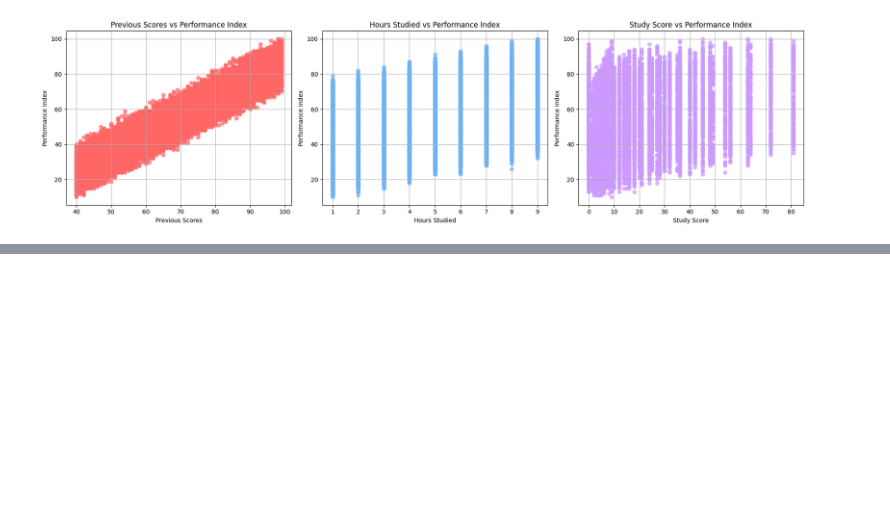
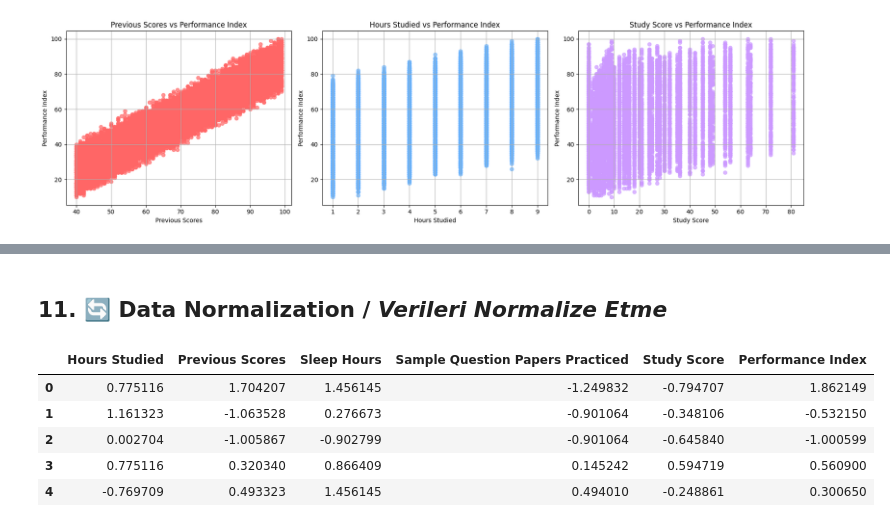
Before and after one commit to GorkemCin/Machine_Learning, a Jupyter notebook: Machine_Learning/supervised_ml/Multiple Linear Regression.ipynb, the cells around one changed output, grey strips where cells are left out. Saved outputs shown, nothing was run; the diff lists cells and outputs as text; code cells hidden in the pictures; blank space fills up the shorter version.

```diff
--- a/Machine_Learning/supervised_ml/Multiple Linear Regression.ipynb
+++ b/Machine_Learning/supervised_ml/Multiple Linear Regression.ipynb
@@ -340,0 +380,28 @@ plt.show()
+# %% [markdown]
+## 11. 🔄 **Data Normalization** / _Verileri Normalize Etme_
+# %%
+from sklearn.preprocessing import StandardScaler
+
+# Açıklayıcı (bağımsız) değişkenler
+X = student_df.drop(columns='Performance Index')
+
+# Hedef (bağımlı) değişken
+y = student_df[['Performance Index']]
+
+# StandardScaler uygulama
+scaler = StandardScaler()
+X_scaled = scaler.fit_transform(X)
+y_scaled = scaler.fit_transform(y)
+
+# Yeni dataframe oluşturma
+scaled_df = pd.DataFrame(X_scaled, columns=X.columns)
+scaled_df['Performance Index'] = y_scaled
+
+scaled_df.head()
+# %% [output]
+|  | Hours Studied | Previous Scores | Sleep Hours | Sample Question Papers Practiced | Study Score | Performance Index |
+| 0 | 0.775116 | 1.704207 | 1.456145 | -1.249832 | -0.794707 | 1.862149 |
+| 1 | 1.161323 | -1.063528 | 0.276673 | -0.901064 | -0.348106 | -0.532150 |
+| 2 | 0.002704 | -1.005867 | -0.902799 | -0.901064 | -0.645840 | -1.000599 |
+| 3 | 0.775116 | 0.320340 | 0.866409 | 0.145242 | 0.594719 | 0.560900 |
+| 4 | -0.769709 | 0.493323 | 1.456145 | 0.494010 | -0.248861 | 0.300650 |
```
Also changed, not shown: parts of 10 cells of this notebook.
